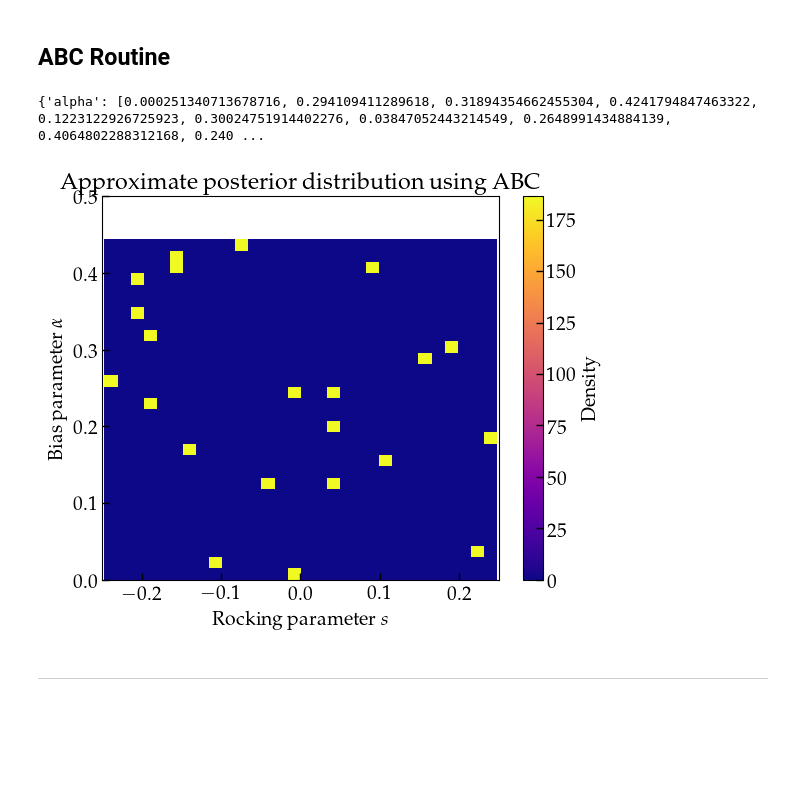
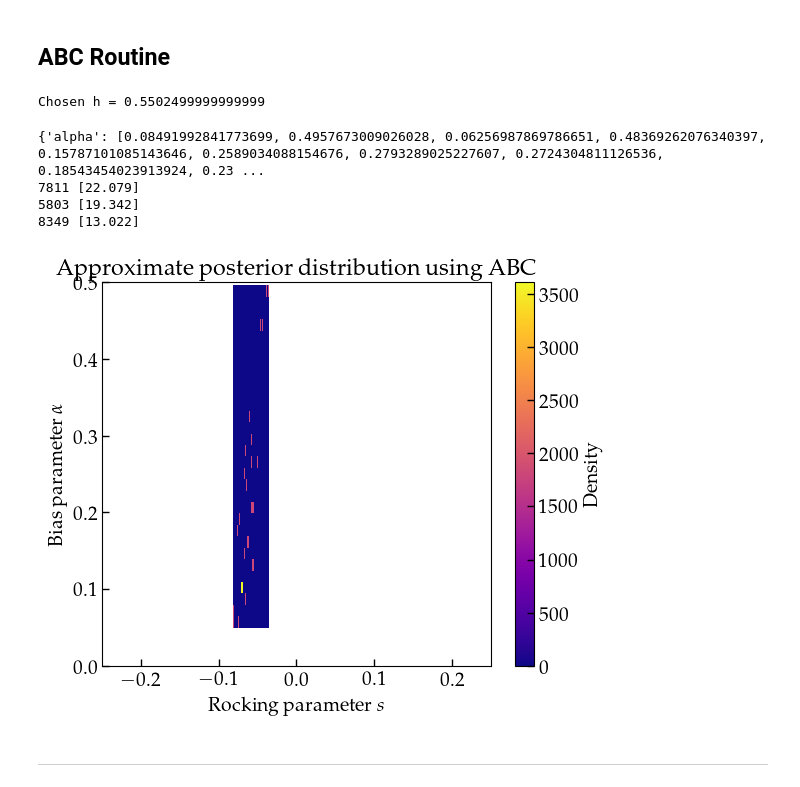
Before and after one commit to stommen/tif345_projects, a Jupyter notebook: project_3/project3_LBOS.ipynb, the cells around one changed output. Saved outputs shown, nothing was run; the diff lists cells and outputs as text; code cells hidden in the pictures; blank space fills up the shorter version.

```diff
--- a/project_3/project3_LBOS.ipynb
+++ b/project_3/project3_LBOS.ipynb
@@ -282,7 +283,29 @@ test = dalton_simulator(n_rows, n_cols, n_beads, 0.1, 0.0, disable=True)
 # %%
 
-h = 0.15
-its = 300
+
+its = 100
+rng = np.random.default_rng(69)
+y_obs = board_data[rng.integers(0, n_trials)]
+y_obs = norm_trenches(y_obs)
+y_obs_summaries = summaries(y_obs)
+
+
+# Quick calibration pass
+n_calib = 100
+dists = []
+
+for _ in tqdm(range(n_calib), desc='h calibration'):
+    alpha_sample = np.random.uniform(0, 0.5)
+    s_sample = np.random.uniform(-0.25, 0.25)
+    y_i = dalton_simulator(n_rows, n_cols, n_beads, alpha_sample, s_sample, disable=True)
+    y_i = norm_trenches(y_i)
+    y_i_summaries = summaries(y_i)
+    dists.append(distance(y_obs_summaries, y_i_summaries))
+
+dists = np.array(dists)
+h = np.quantile(dists, 0.05)   # e.g. 5% quantile
+print("Chosen h =", h)
+
 results = {
     'alpha': [],
     's': []
@@ -294,31 +317,39 @@ for i in tqdm(range(its), desc='Running ABC iterations'):
     y_i = dalton_simulator(n_rows, n_cols, n_beads, alpha_sample, s_sample, disable=True)
     y_i = norm_trenches(y_i)
     y_i_summaries = summaries(y_i)
-    y_obs = board_data[np.random.randint(0, n_trials)]
-    y_obs = norm_trenches(y_obs)
-    y_obs_summaries = summaries(y_obs)
 
     p = kernel((distance(y_obs_summaries, y_i_summaries)) / h)
     choice = np.random.choice([True, False], p=[p, 1 - p])
 
+
+
     if choice:
         results['alpha'].append(alpha_sample)
         results['s'].append(s_sample)
+# %% [output]
+Chosen h = 0.5502499999999999
 # %%
 
 plt.figure(figsize=(6, 5))
 plt.hist2d(results['s'], results['alpha'], bins=30, density=True, cmap='plasma')
 plt.colorbar(label='Density')
 plt.xlabel(r'Rocking parameter $s$')
 plt.ylabel(r'Bias parameter $\alpha$')
 plt.title('Approximate posterior distribution using ABC')
 plt.xlim(-0.25, 0.25)
 plt.ylim(0, 0.5)
+print(results)
+for idx in [np.random.default_rng(21), np.random.default_rng(69), np.random.default_rng(100)]:
+    counts_obs = board_data[idx.integers(0, n_trials)]
+    print(idx.integers(0, n_trials), summaries(counts_obs))
 
 plt.tight_layout()
 plt.show()
 # %% [output]
-{'alpha': [0.000251340713678716, 0.294109411289618, 0.31894354662455304, 0.4241794847463322, 0.1223122926725923, 0.30024751914402276, 0.03847052443214549, 0.2648991434884139, 0.4064802288312168, 0.240 ...
+{'alpha': [0.08491992841773699, 0.4957673009026028, 0.06256987869786651, 0.48369262076340397, 0.15787101085143646, 0.2589034088154676, 0.2793289025227607, 0.2724304811126536, 0.18543454023913924, 0.23 ...
+7811 [22.079]
+5803 [19.342]
+8349 [13.022]
-[figure, old version]
+[figure, new version]
 # %% [markdown]
 ---
```
Also changed, not shown: parts of 2 cells of this notebook.
